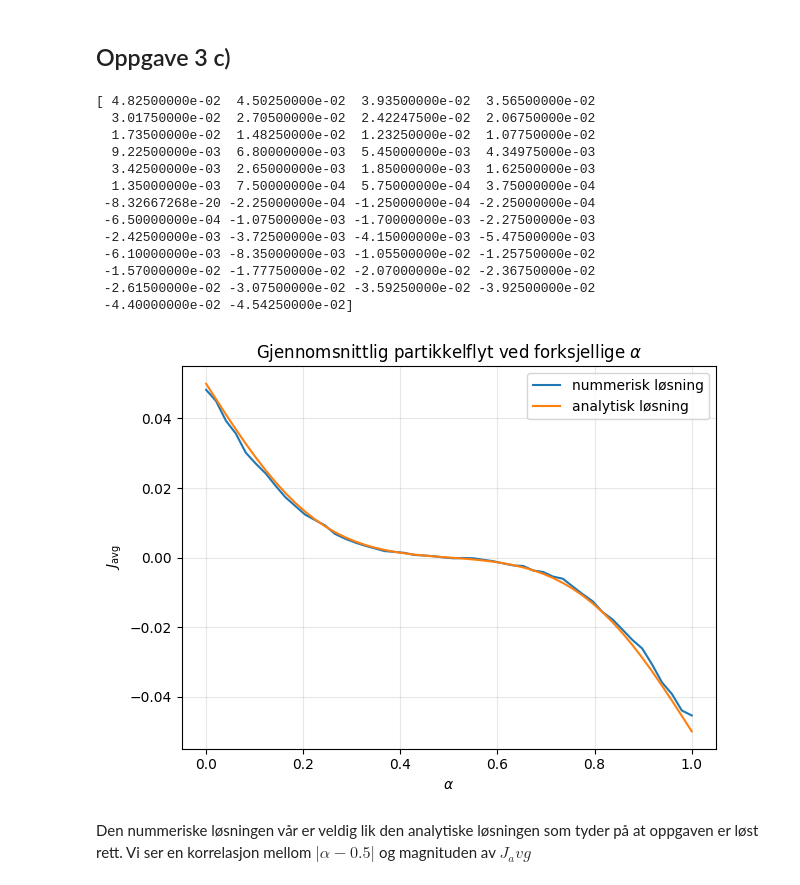
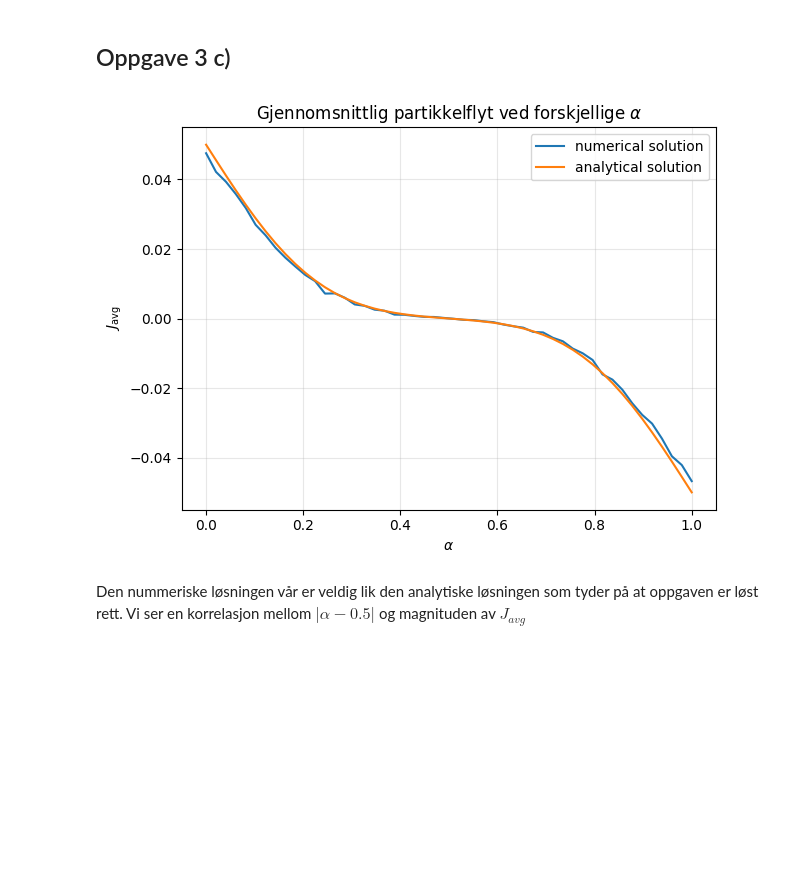
Before and after one commit to fredalex6/TMA4320_Project_2, a Jupyter notebook: oppgaver_elias.ipynb, the cells around one changed output. Drawn from its saved outputs; the diff is of its cells as text; code cells hidden in the pictures; blank space fills up the shorter version.

```diff
--- a/oppgaver_elias.ipynb
+++ b/oppgaver_elias.ipynb
@@ -308,43 +323,34 @@ For å forklare hvorfor magnituden igjen går ned ved en tilstrekkelig høy verd
 # %%
 import math as math
 
-def analytiskLøsningFlyt(N_x,T_p,alpha):
-    return N_x/(4*T_p)*(math.erfc(alpha*N_x/2*np.sqrt(3/T_p))-math.erfc((1-alpha)*N_x/2*np.sqrt(3/T_p)))
+def analytic_flow(n_x: int, t_p: int, alpha: float):
+    return n_x/(4*t_p) * (
+        math.erfc(alpha*n_x/2*np.sqrt(3/t_p))
+        - math.erfc((1-alpha)*n_x/2*np.sqrt(3/t_p))
+    )
 
-alphaArray = np.linspace(0,1,50)
+alpha_array = np.linspace(0, 1, 50)
 
-flytArray_3c = np.zeros(len(T_pArray),dtype=np.float64)
-fasitFlytArray_3c = np.zeros(len(T_pArray),dtype=np.float64)
-for i in range(len(alphaArray)):
-    X, flytGjennomsnitt = Simulasjon3b(500,100,alphaArray[i],1000,40*100,1,100,200,300)
-    flytArray_3c[i] = flytGjennomsnitt
-    fasitFlytArray_3c[i] = analytiskLøsningFlyt(100,500,alphaArray[i])
+flow_array_3c = np.zeros(len(alpha_array), dtype=np.float64)
+analytic_flow_array_3c = np.zeros(len(alpha_array), dtype=np.float64)
 
-plt.plot(alphaArray,flytArray_3c, label="nummerisk løsning")
-plt.plot(alphaArray,fasitFlytArray_3c, label="analytisk løsning")
+for i in range(len(alpha_array)):
+    x, avg_flow = sim_3b(500, 100, alpha_array[i], 1000, 40*100, 1, 100, 200, 300)
+    flow_array_3c[i] = avg_flow
+    analytic_flow_array_3c[i] = analytic_flow(100, 500, alpha_array[i])
+
+plt.plot(alpha_array, flow_array_3c, label="numerical solution")
+plt.plot(alpha_array, analytic_flow_array_3c, label="analytical solution")
 
 plt.xlabel(r"$\alpha$")
 plt.ylabel(r"$J_{\mathrm{avg}}$")
-plt.title(r"Gjennomsnittlig partikkelflyt ved forksjellige $\alpha$")
+plt.title(r"Gjennomsnittlig partikkelflyt ved forskjellige $\alpha$")
 
 plt.grid(True, alpha=0.3)
 plt.legend()
 plt.tight_layout()
 plt.show()
 # %% [output]
-[ 4.82500000e-02  4.50250000e-02  3.93500000e-02  3.56500000e-02
-  3.01750000e-02  2.70500000e-02  2.42247500e-02  2.06750000e-02
-  1.73500000e-02  1.48250000e-02  1.23250000e-02  1.07750000e-02
-  9.22500000e-03  6.80000000e-03  5.45000000e-03  4.34975000e-03
-  3.42500000e-03  2.65000000e-03  1.85000000e-03  1.62500000e-03
-  1.35000000e-03  7.50000000e-04  5.75000000e-04  3.75000000e-04
- -8.32667268e-20 -2.25000000e-04 -1.25000000e-04 -2.25000000e-04
- -6.50000000e-04 -1.07500000e-03 -1.70000000e-03 -2.27500000e-03
- -2.42500000e-03 -3.72500000e-03 -4.15000000e-03 -5.47500000e-03
- -6.10000000e-03 -8.35000000e-03 -1.05500000e-02 -1.25750000e-02
- -1.57000000e-02 -1.77750000e-02 -2.07000000e-02 -2.36750000e-02
- -2.61500000e-02 -3.07500000e-02 -3.59250000e-02 -3.92500000e-02
- -4.40000000e-02 -4.54250000e-02]
-[figure, old version]
+[figure, new version]
 # %% [markdown]
-Den nummeriske løsningen vår er veldig lik den analytiske løsningen som tyder på at oppgaven er løst rett. Vi ser en korrelasjon mellom $|\alpha-0.5|$ og magnituden av ${J_avg}$
+Den nummeriske løsningen vår er veldig lik den analytiske løsningen som tyder på at oppgaven er løst rett. Vi ser en korrelasjon mellom $|\alpha-0.5|$ og magnituden av $J_{avg}$
```
Also changed, not shown: parts of 6 cells of this notebook.
